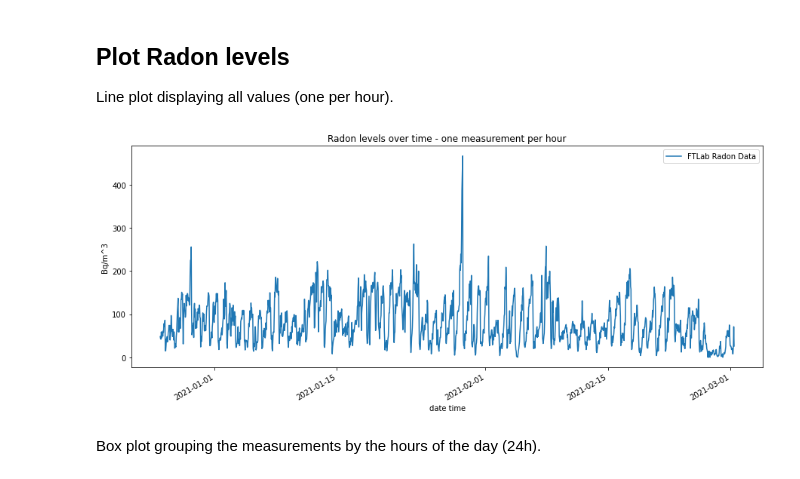
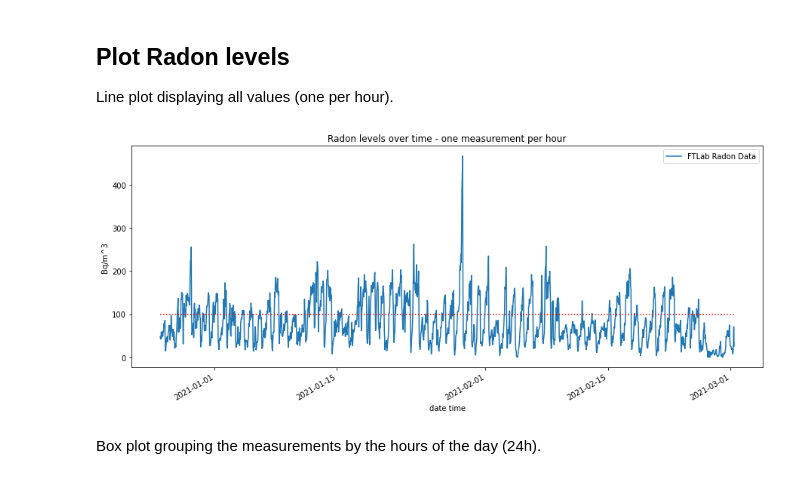
Before and after one commit to ai2ys/FTLab-Radon-Eye-evaluate-log, a Jupyter notebook: EvaluateLog.ipynb, the cells around one changed output. Saved outputs shown, nothing was run; the diff lists cells and outputs as text; code cells hidden in the pictures.

Commit message:
Adding threshold for line plot

```diff
--- a/EvaluateLog.ipynb
+++ b/EvaluateLog.ipynb
@@ -145,17 +145,22 @@ Line plot displaying all values (one per hour).
 # %%
 fig, ax = plt.subplots(figsize=(15,6))
 df_.plot.line(
     y='FTLab Radon Data',
     x='date_time',
     ax=ax, grid=False)
+ax.hlines(
+    y=100,
+    xmin=df_['date_time'].values[0],
+    xmax=df_['date_time'].values[-1],
+    linestyle=':', color='r')
 ax.set_xlabel("date time")
 ax.set_ylabel("Bq/m^3")
 ax.set_title("Radon levels over time - one measurement per hour")
 plt.show()
 
 fig.savefig('plot_lineplot.svg', facecolor='white', transparent=False)
 # %% [output]
-[figure, old version]
+[figure, new version]
 # %% [markdown]
 Box plot grouping the measurements by the hours of the day (24h).
 # %%
```
Also changed, not shown: 1 other file.
